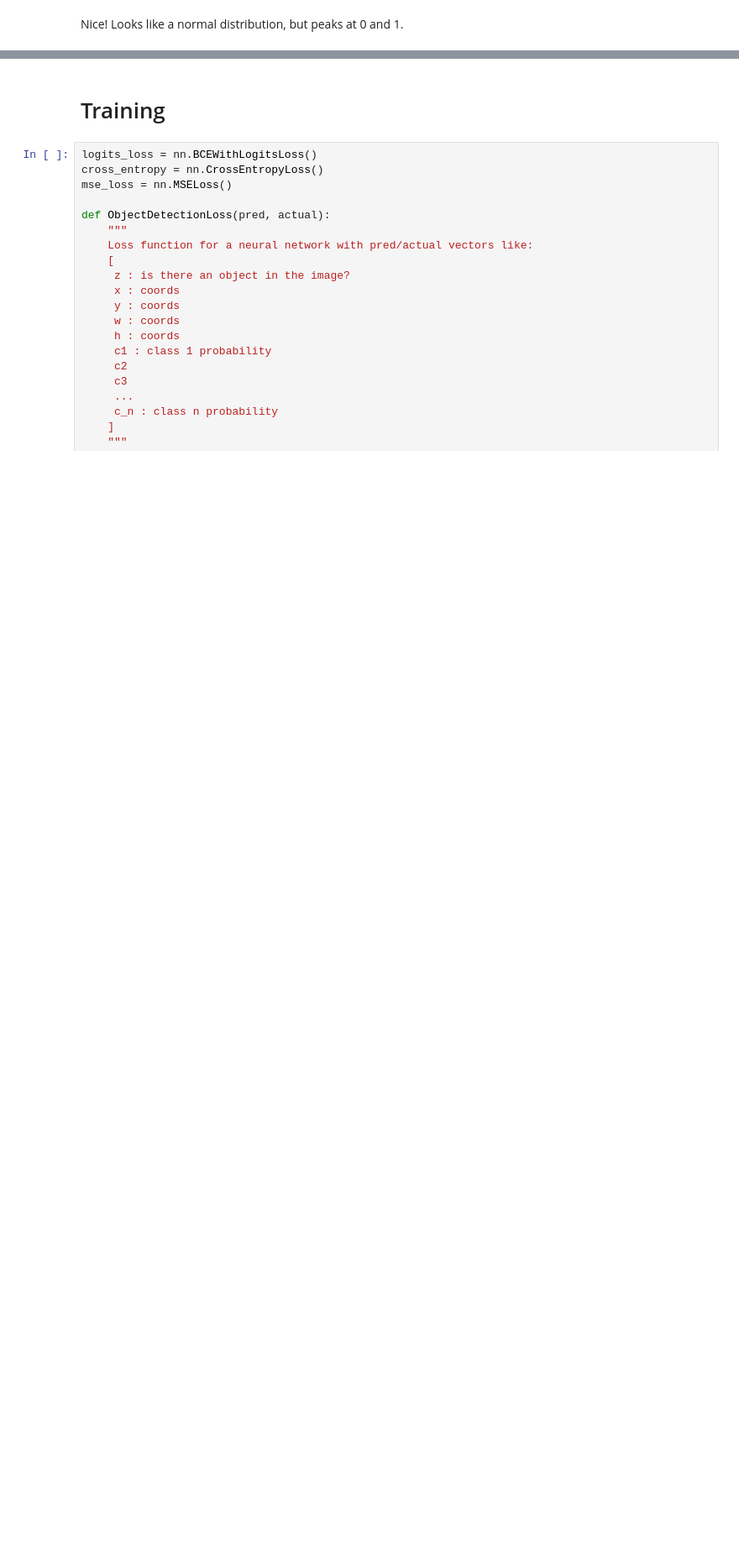
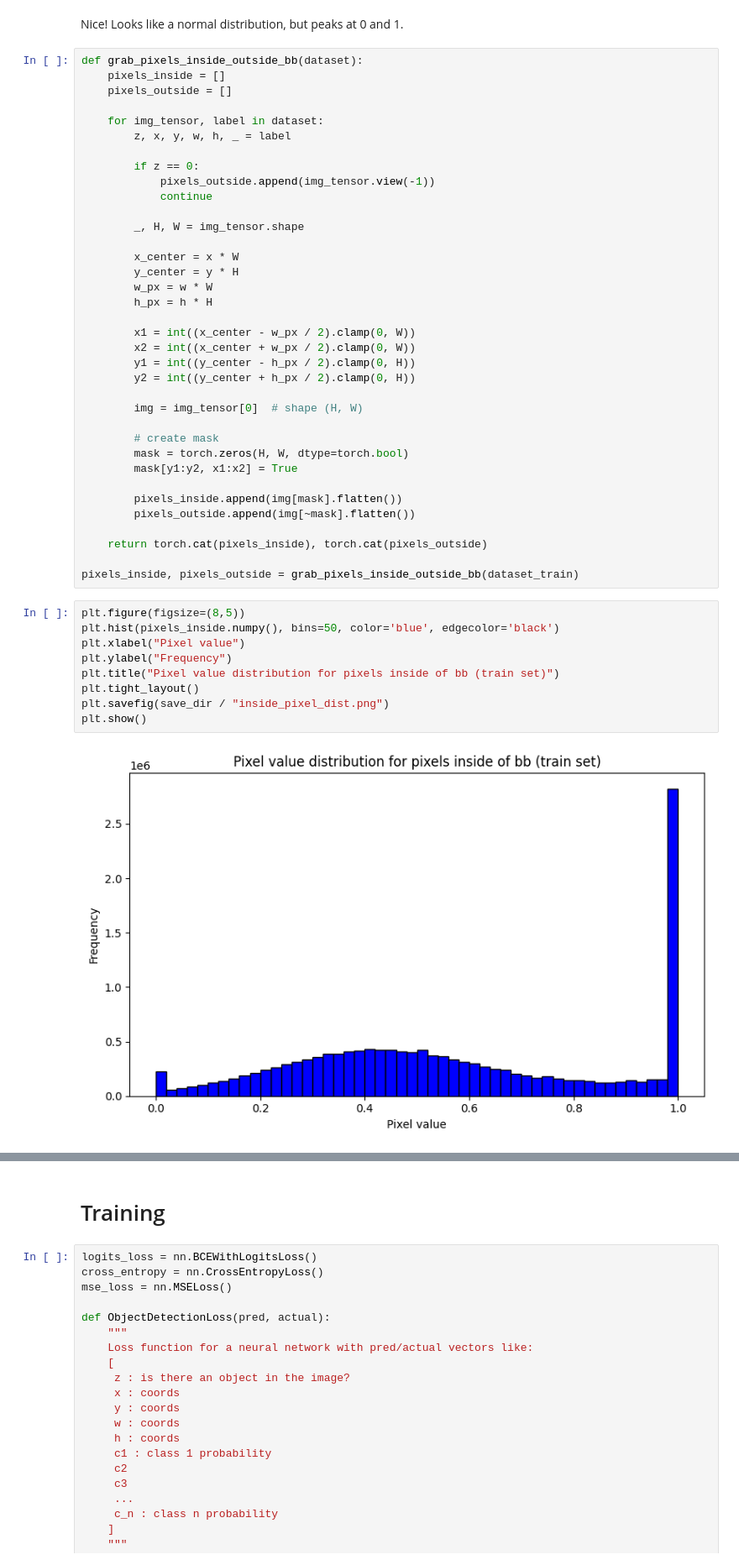
Before and after one commit to Freskoko/inf265_projects, a Jupyter notebook: assignments/src/project_2/Object_detection_template.ipynb, the cells around one changed output, grey strips where cells are left out. Shown at 84% size. Saved outputs shown, nothing was run; the diff lists cells and outputs as text; blank space fills up the shorter version.

Commit message:
very cool did pixels inside and outside bb

```diff
--- a/assignments/src/project_2/Object_detection_template.ipynb
+++ b/assignments/src/project_2/Object_detection_template.ipynb
@@ -391,3 +390,50 @@ plt.show()
 [figure]
 # %% [markdown]
 Nice! Looks like a normal distribution, but peaks at 0 and 1.
+# %%
+def grab_pixels_inside_outside_bb(dataset):
+    pixels_inside = []
+    pixels_outside = []
+
+    for img_tensor, label in dataset:
+        z, x, y, w, h, _ = label
+
+        if z == 0:
+            pixels_outside.append(img_tensor.view(-1))
+            continue
+
+        _, H, W = img_tensor.shape
+
+        x_center = x * W
+        y_center = y * H
+        w_px = w * W
+        h_px = h * H
+
+        x1 = int((x_center - w_px / 2).clamp(0, W))
+        x2 = int((x_center + w_px / 2).clamp(0, W))
+        y1 = int((y_center - h_px / 2).clamp(0, H))
+        y2 = int((y_center + h_px / 2).clamp(0, H))
+
+        img = img_tensor[0]  # shape (H, W)
+
+        # create mask
+        mask = torch.zeros(H, W, dtype=torch.bool)
+        mask[y1:y2, x1:x2] = True
+
+        pixels_inside.append(img[mask].flatten())
+        pixels_outside.append(img[~mask].flatten())
+
+    return torch.cat(pixels_inside), torch.cat(pixels_outside)
+
+pixels_inside, pixels_outside = grab_pixels_inside_outside_bb(dataset_train)
+# %%
+plt.figure(figsize=(8,5))
+plt.hist(pixels_inside.numpy(), bins=50, color='blue', edgecolor='black')
+plt.xlabel("Pixel value")
+plt.ylabel("Frequency")
+plt.title("Pixel value distribution for pixels inside of bb (train set)")
+plt.tight_layout()
+plt.savefig(save_dir / "inside_pixel_dist.png")
+plt.show()
+# %% [output]
+[figure, added]
```
Also changed, not shown: parts of 2 cells of this notebook, 2 other files.
